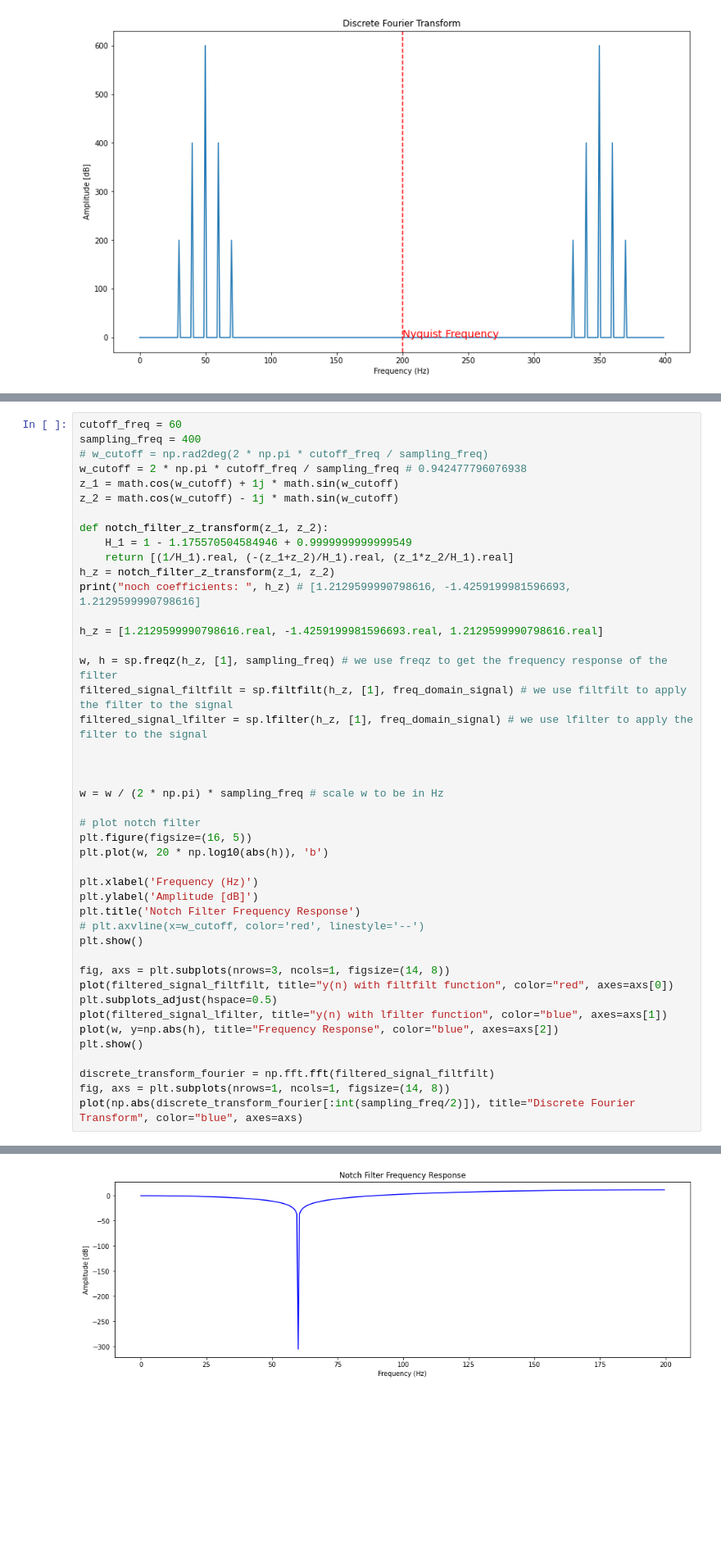
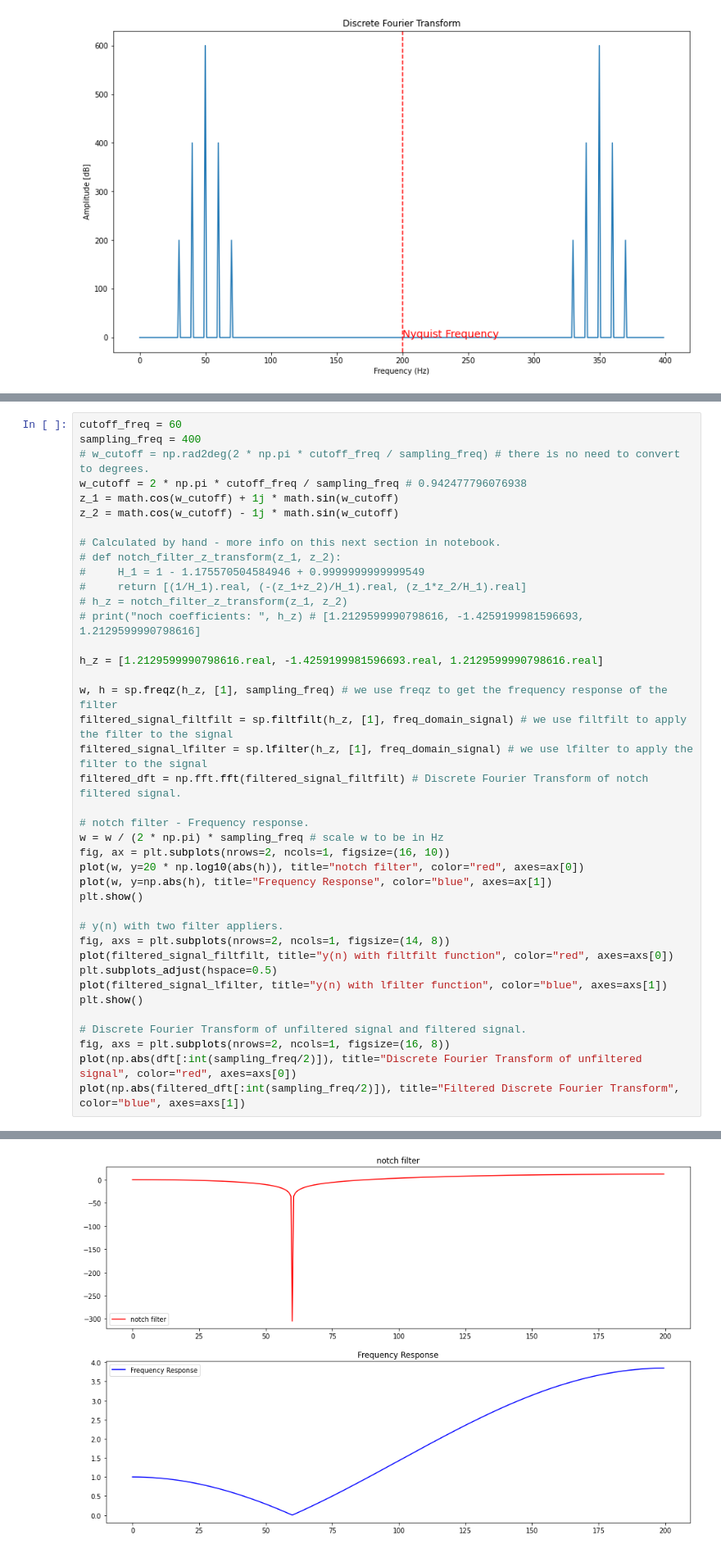
Before and after one commit to a-m-kyp/BioMedical-Signal-Processing, a Jupyter notebook: Final/Biomedical Signal Processing - Exam.ipynb, the cells around one changed output, grey strips where cells are left out. Shown at 82% size. Cells and saved outputs as stored; diff of their text form; blank space fills up the shorter version.

```diff
--- a/Final/Biomedical Signal Processing - Exam.ipynb
+++ b/Final/Biomedical Signal Processing - Exam.ipynb
@@ -87,45 +89,41 @@ plt.show()
 # %%
 cutoff_freq = 60
 sampling_freq = 400
-# w_cutoff = np.rad2deg(2 * np.pi * cutoff_freq / sampling_freq)
+# w_cutoff = np.rad2deg(2 * np.pi * cutoff_freq / sampling_freq) # there is no need to convert to degrees.
 w_cutoff = 2 * np.pi * cutoff_freq / sampling_freq # 0.942477796076938
 z_1 = math.cos(w_cutoff) + 1j * math.sin(w_cutoff)
 z_2 = math.cos(w_cutoff) - 1j * math.sin(w_cutoff)
 
-def notch_filter_z_transform(z_1, z_2):
-    H_1 = 1 - 1.175570504584946 + 0.9999999999999549
-    return [(1/H_1).real, (-(z_1+z_2)/H_1).real, (z_1*z_2/H_1).real]
-h_z = notch_filter_z_transform(z_1, z_2)
-print("noch coefficients: ", h_z) # [1.2129599990798616, -1.4259199981596693, 1.2129599990798616]
+# Calculated by hand - more info on this next section in notebook.
+# def notch_filter_z_transform(z_1, z_2):
+#     H_1 = 1 - 1.175570504584946 + 0.9999999999999549
+#     return [(1/H_1).real, (-(z_1+z_2)/H_1).real, (z_1*z_2/H_1).real]
+# h_z = notch_filter_z_transform(z_1, z_2)
+# print("noch coefficients: ", h_z) # [1.2129599990798616, -1.4259199981596693, 1.2129599990798616]
 
 h_z = [1.2129599990798616.real, -1.4259199981596693.real, 1.2129599990798616.real]
 
 w, h = sp.freqz(h_z, [1], sampling_freq) # we use freqz to get the frequency response of the filter
 filtered_signal_filtfilt = sp.filtfilt(h_z, [1], freq_domain_signal) # we use filtfilt to apply the filter to the signal
 filtered_signal_lfilter = sp.lfilter(h_z, [1], freq_domain_signal) # we use lfilter to apply the filter to the signal
+filtered_dft = np.fft.fft(filtered_signal_filtfilt) # Discrete Fourier Transform of notch filtered signal.
 
-
-
+# notch filter - Frequency response.
 w = w / (2 * np.pi) * sampling_freq # scale w to be in Hz
-
-# plot notch filter
-plt.figure(figsize=(16, 5))
-plt.plot(w, 20 * np.log10(abs(h)), 'b')
-
-plt.xlabel('Frequency (Hz)')
-plt.ylabel('Amplitude [dB]')
-plt.title('Notch Filter Frequency Response')
-# plt.axvline(x=w_cutoff, color='red', linestyle='--')
+fig, ax = plt.subplots(nrows=2, ncols=1, figsize=(16, 10))
+plot(w, y=20 * np.log10(abs(h)), title="notch filter", color="red", axes=ax[0])
+plot(w, y=np.abs(h), title="Frequency Response", color="blue", axes=ax[1])
 plt.show()
 
-fig, axs = plt.subplots(nrows=3, ncols=1, figsize=(14, 8))
+# y(n) with two filter appliers.
+fig, axs = plt.subplots(nrows=2, ncols=1, figsize=(14, 8))
 plot(filtered_signal_filtfilt, title="y(n) with filtfilt function", color="red", axes=axs[0])
 plt.subplots_adjust(hspace=0.5)
 plot(filtered_signal_lfilter, title="y(n) with lfilter function", color="blue", axes=axs[1])
-plot(w, y=np.abs(h), title="Frequency Response", color="blue", axes=axs[2])
 plt.show()
 
-discrete_transform_fourier = np.fft.fft(filtered_signal_filtfilt)
-fig, axs = plt.subplots(nrows=1, ncols=1, figsize=(14, 8))
-plot(np.abs(discrete_transform_fourier[:int(sampling_freq/2)]), title="Discrete Fourier Transform", color="blue", axes=axs)
+# Discrete Fourier Transform of unfiltered signal and filtered signal.
+fig, axs = plt.subplots(nrows=2, ncols=1, figsize=(16, 8))
+plot(np.abs(dft[:int(sampling_freq/2)]), title="Discrete Fourier Transform of unfiltered signal", color="red", axes=axs[0])
+plot(np.abs(filtered_dft[:int(sampling_freq/2)]), title="Filtered Discrete Fourier Transform", color="blue", axes=axs[1])
 # %% [output]
@@ -133 +130 @@ noch coefficients:  [1.2129599990798616, -1.4259199981596693, 1.2129599990798616
-[figure, old version]
+[figure, new version]
```
Also changed, not shown: parts of 8 cells of this notebook.
